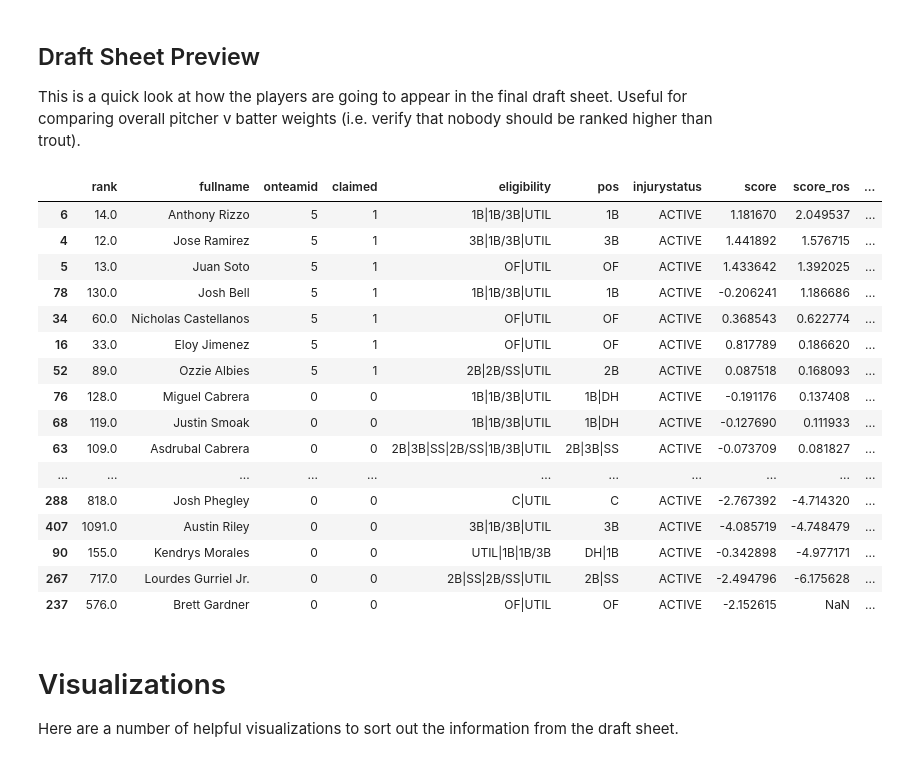
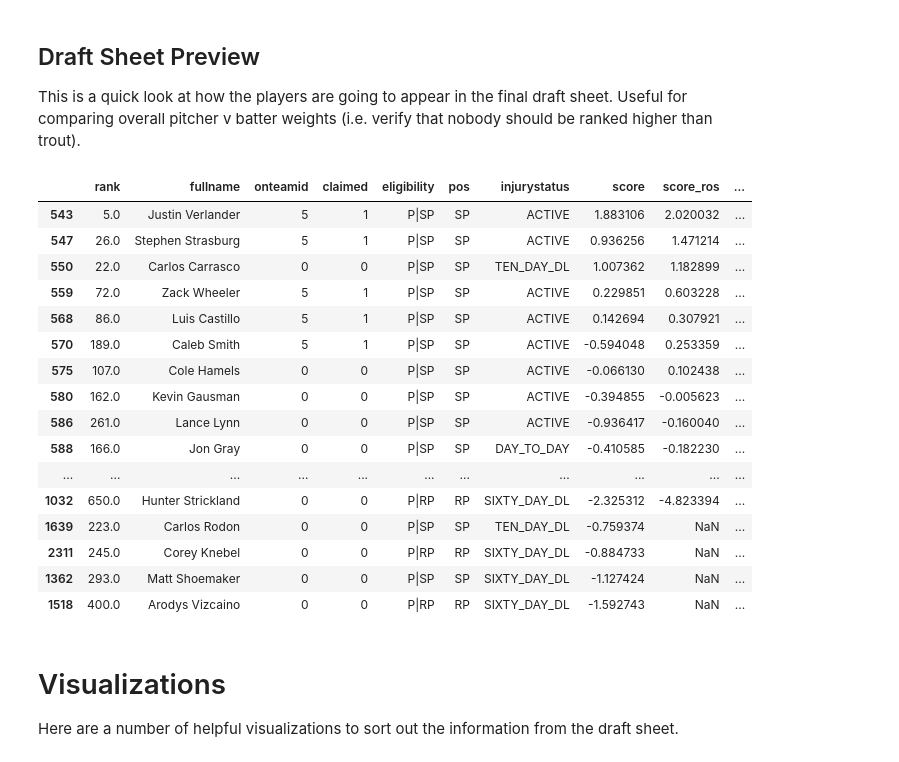
Before and after one commit to zmsy/notebooks, a Jupyter notebook: Player Z-scores.ipynb, the cells around one changed output. Saved outputs shown, nothing was run; the diff lists cells and outputs as text; code cells hidden in the pictures.

```diff
--- a/Player Z-scores.ipynb
+++ b/Player Z-scores.ipynb
@@ -330,29 +351,28 @@ with pd.ExcelWriter('fantasy2019.xlsx') as writer:
 This is a quick look at how the players are going to appear in the final draft sheet. Useful for comparing overall pitcher v batter weights (i.e. verify that nobody should be ranked higher than trout).
 # %%
 dfd[
-    (dfd['percentowned'] > 10.0) &
+    (dfd['percentowned'] > 5.0) &
     ((dfd['claimed'] == 0) | (dfd['onteamid'] == 5)) &
-    (dfd['catg'] == 'B') &
-    (dfd['injurystatus'] == 'ACTIVE')
-].sort_values(by='score_ros', ascending=False).head(100)
+    (dfd['catg'] == 'P')
+].sort_values(by='score_ros', ascending=False).head(150)
 # %% [output]
 |  | rank | fullname | onteamid | claimed | eligibility | pos | injurystatus | score | score_ros | ... |
-| 6 | 14.0 | Anthony Rizzo | 5 | 1 | 1B|1B/3B|UTIL | 1B | ACTIVE | 1.181670 | 2.049537 | ... |
-| 4 | 12.0 | Jose Ramirez | 5 | 1 | 3B|1B/3B|UTIL | 3B | ACTIVE | 1.441892 | 1.576715 | ... |
-| 5 | 13.0 | Juan Soto | 5 | 1 | OF|UTIL | OF | ACTIVE | 1.433642 | 1.392025 | ... |
-| 78 | 130.0 | Josh Bell | 5 | 1 | 1B|1B/3B|UTIL | 1B | ACTIVE | -0.206241 | 1.186686 | ... |
-| 34 | 60.0 | Nicholas Castellanos | 5 | 1 | OF|UTIL | OF | ACTIVE | 0.368543 | 0.622774 | ... |
-| 16 | 33.0 | Eloy Jimenez | 5 | 1 | OF|UTIL | OF | ACTIVE | 0.817789 | 0.186620 | ... |
-| 52 | 89.0 | Ozzie Albies | 5 | 1 | 2B|2B/SS|UTIL | 2B | ACTIVE | 0.087518 | 0.168093 | ... |
-| 76 | 128.0 | Miguel Cabrera | 0 | 0 | 1B|1B/3B|UTIL | 1B|DH | ACTIVE | -0.191176 | 0.137408 | ... |
-| 68 | 119.0 | Justin Smoak | 0 | 0 | 1B|1B/3B|UTIL | 1B|DH | ACTIVE | -0.127690 | 0.111933 | ... |
-| 63 | 109.0 | Asdrubal Cabrera | 0 | 0 | 2B|3B|SS|2B/SS|1B/3B|UTIL | 2B|3B|SS | ACTIVE | -0.073709 | 0.081827 | ... |
+| 543 | 5.0 | Justin Verlander | 5 | 1 | P|SP | SP | ACTIVE | 1.883106 | 2.020032 | ... |
+| 547 | 26.0 | Stephen Strasburg | 5 | 1 | P|SP | SP | ACTIVE | 0.936256 | 1.471214 | ... |
+| 550 | 22.0 | Carlos Carrasco | 0 | 0 | P|SP | SP | TEN_DAY_DL | 1.007362 | 1.182899 | ... |
+| 559 | 72.0 | Zack Wheeler | 5 | 1 | P|SP | SP | ACTIVE | 0.229851 | 0.603228 | ... |
+| 568 | 86.0 | Luis Castillo | 5 | 1 | P|SP | SP | ACTIVE | 0.142694 | 0.307921 | ... |
+| 570 | 189.0 | Caleb Smith | 5 | 1 | P|SP | SP | ACTIVE | -0.594048 | 0.253359 | ... |
+| 575 | 107.0 | Cole Hamels | 0 | 0 | P|SP | SP | ACTIVE | -0.066130 | 0.102438 | ... |
+| 580 | 162.0 | Kevin Gausman | 0 | 0 | P|SP | SP | ACTIVE | -0.394855 | -0.005623 | ... |
+| 586 | 261.0 | Lance Lynn | 0 | 0 | P|SP | SP | ACTIVE | -0.936417 | -0.160040 | ... |
+| 588 | 166.0 | Jon Gray | 0 | 0 | P|SP | SP | DAY_TO_DAY | -0.410585 | -0.182230 | ... |
 | ... | ... | ... | ... | ... | ... | ... | ... | ... | ... | ... |
-| 288 | 818.0 | Josh Phegley | 0 | 0 | C|UTIL | C | ACTIVE | -2.767392 | -4.714320 | ... |
-| 407 | 1091.0 | Austin Riley | 0 | 0 | 3B|1B/3B|UTIL | 3B | ACTIVE | -4.085719 | -4.748479 | ... |
-| 90 | 155.0 | Kendrys Morales | 0 | 0 | UTIL|1B|1B/3B | DH|1B | ACTIVE | -0.342898 | -4.977171 | ... |
-| 267 | 717.0 | Lourdes Gurriel Jr. | 0 | 0 | 2B|SS|2B/SS|UTIL | 2B|SS | ACTIVE | -2.494796 | -6.175628 | ... |
-| 237 | 576.0 | Brett Gardner | 0 | 0 | OF|UTIL | OF | ACTIVE | -2.152615 | NaN | ... |
+| 1032 | 650.0 | Hunter Strickland | 0 | 0 | P|RP | RP | SIXTY_DAY_DL | -2.325312 | -4.823394 | ... |
+| 1639 | 223.0 | Carlos Rodon | 0 | 0 | P|SP | SP | TEN_DAY_DL | -0.759374 | NaN | ... |
+| 2311 | 245.0 | Corey Knebel | 0 | 0 | P|RP | RP | SIXTY_DAY_DL | -0.884733 | NaN | ... |
+| 1362 | 293.0 | Matt Shoemaker | 0 | 0 | P|SP | SP | SIXTY_DAY_DL | -1.127424 | NaN | ... |
+| 1518 | 400.0 | Arodys Vizcaino | 0 | 0 | P|RP | RP | SIXTY_DAY_DL | -1.592743 | NaN | ... |
 # %% [markdown]
 # Visualizations
 
```
Also changed, not shown: parts of 10 cells of this notebook.
